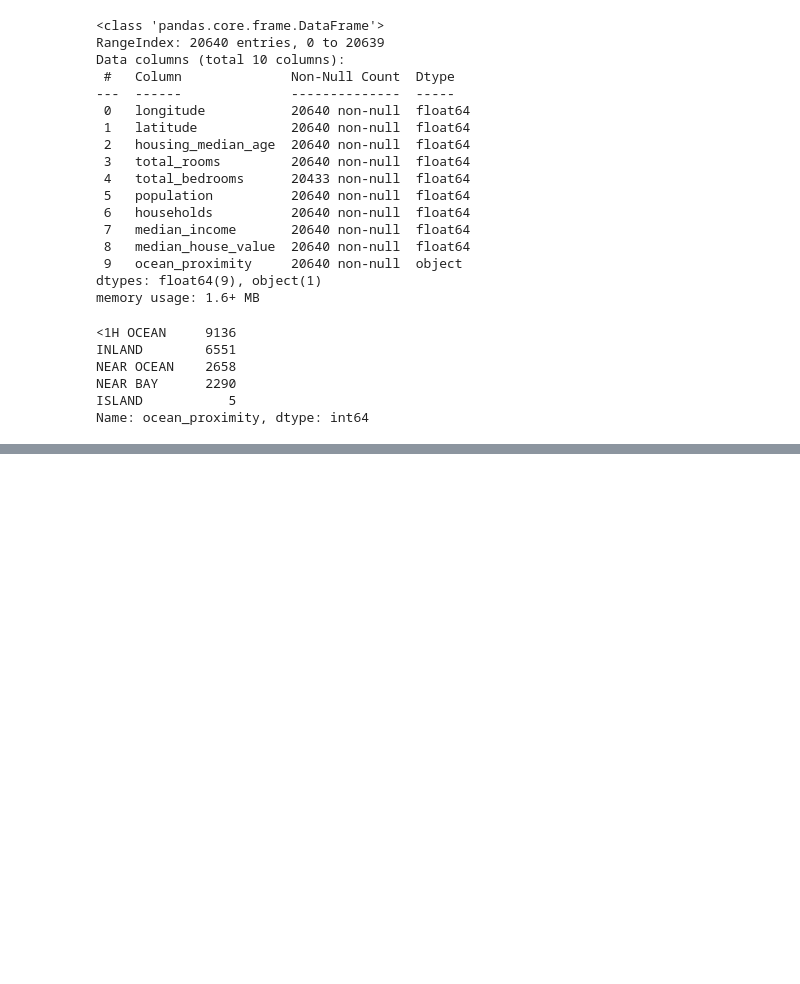
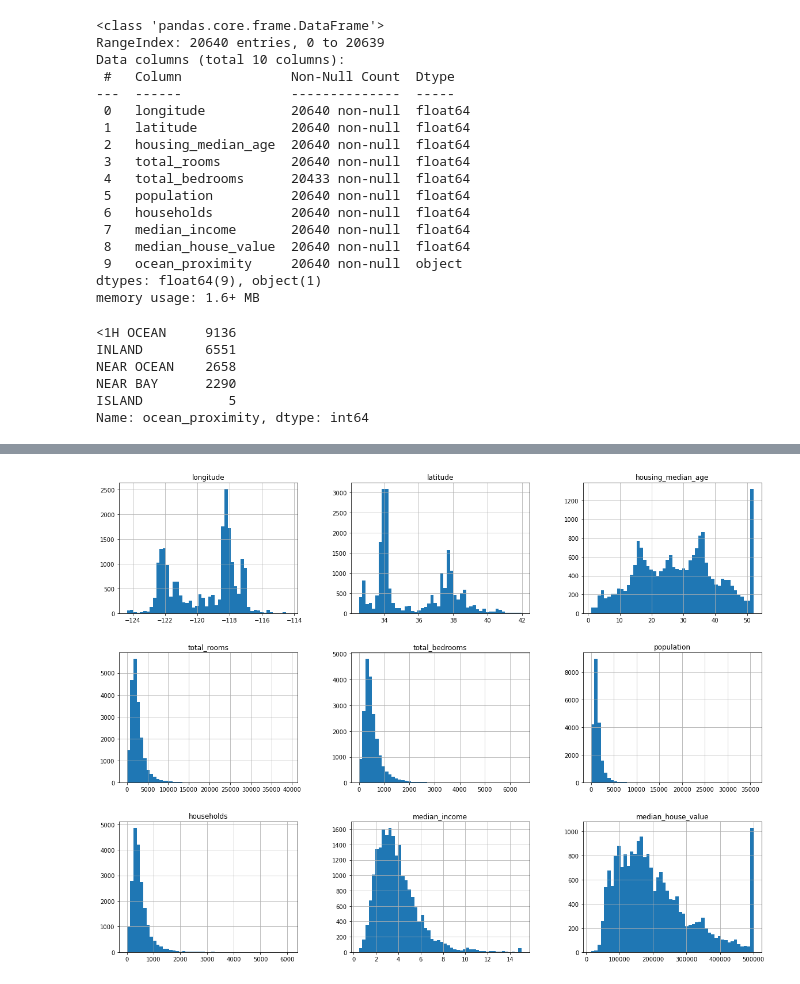
Before and after one commit to lsudupe/Learning-ML, a Jupyter notebook: Housing.ipynb, the cells around one changed output, grey strips where cells are left out. Cells and saved outputs as stored; diff of their text form; code cells hidden in the pictures; blank space fills up the shorter version.

```diff
--- a/Housing.ipynb
+++ b/Housing.ipynb
@@ -86,5 +86,8 @@ housing.describe()
 # %%
 #show data in histograms
 %matplotlib inline
 import matplotlib.pyplot as plt
-housing.hist(bins=50, )
+housing.hist(bins=50, figsize=(20,15))
+plt.show()
+# %% [output]
+[figure, added]
```
Also changed, not shown: parts of 1 cell of this notebook.
